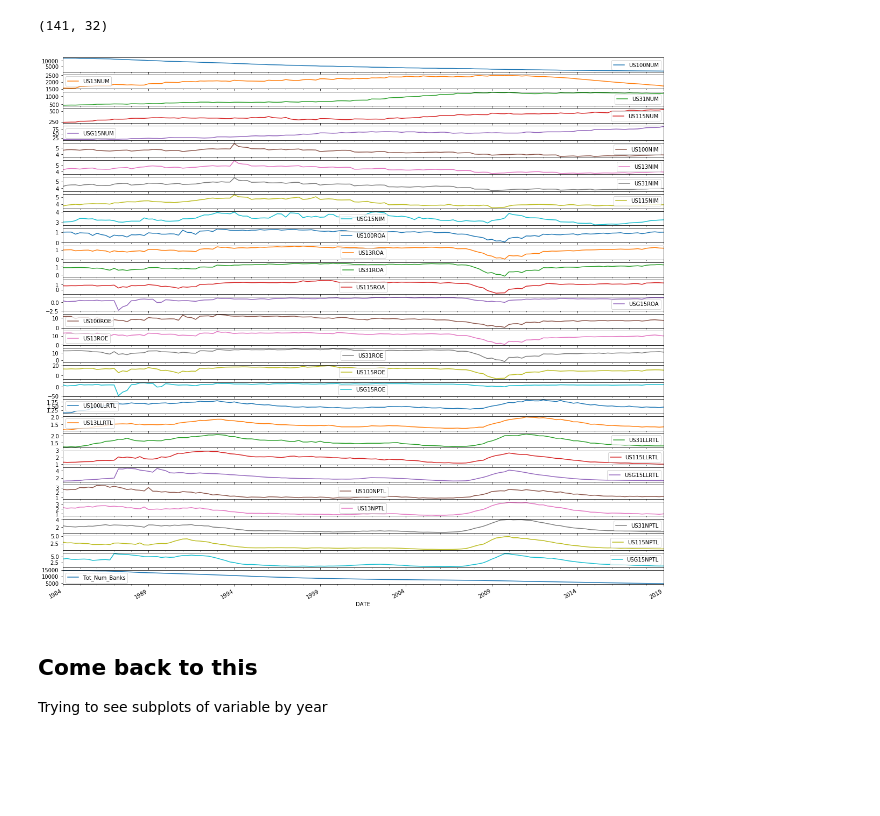
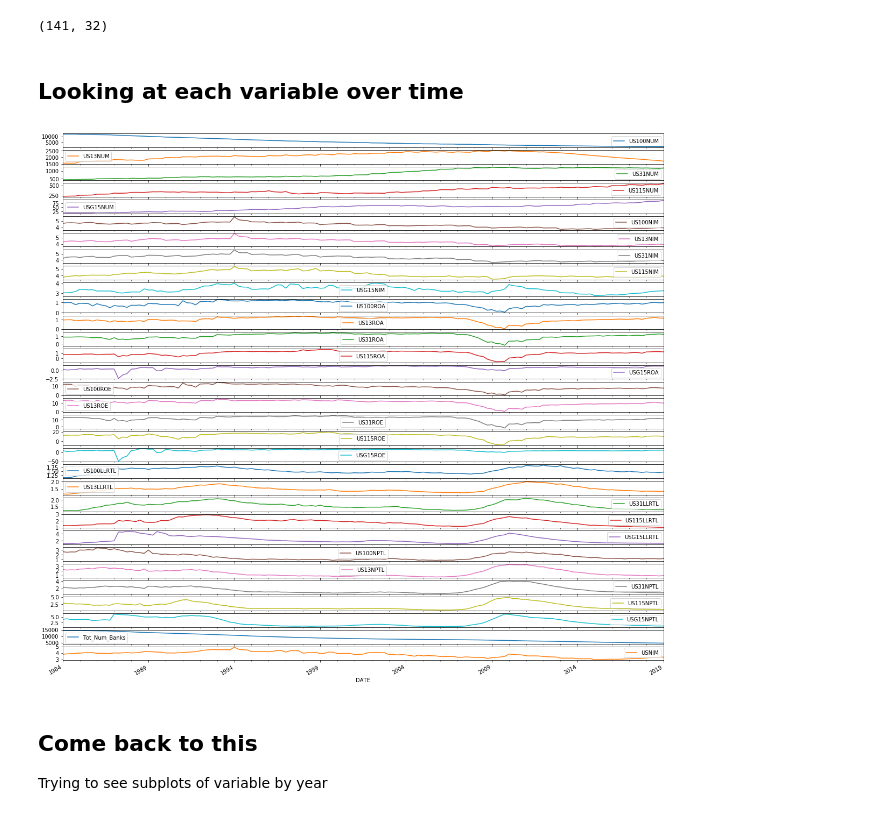
Before and after one commit to allaccountstaken/banks_number_decline, a Jupyter notebook: notebooks/NJ-bank_eda-TimeSeriesAnalysis.ipynb, the cells around one changed output. Saved outputs shown, nothing was run; the diff lists cells and outputs as text; code cells hidden in the pictures; blank space fills up the shorter version.

```diff
--- a/notebooks/NJ-bank_eda-TimeSeriesAnalysis.ipynb
+++ b/notebooks/NJ-bank_eda-TimeSeriesAnalysis.ipynb
@@ -26,3 +17,11 @@ df.head()
+# %%
+USNIM = pd.read_csv('../data/USNIM.csv')
+# %%
+USNIM.DATE = pd.to_datetime(USNIM.DATE, infer_datetime_format=True)
+# %%
+USNIM.set_index('DATE', inplace = True)
+# %%
+df2 = df.merge(USNIM, how = 'left', left_index = True, right_index = True)
 # %%
 # Adding column that has total number of banks for a given quarter.
 
@@ -36,11 +35,13 @@ df.DATE = pd.to_datetime(df.DATE, infer_datetime_format=True)
 # %%
 # Make Date the index
 df.set_index('DATE', inplace = True)
+# %% [markdown]
+## Looking at each variable over time
 # %%
-df.plot(figsize = (20,20), subplots=True, legend=True)
+df2.plot(figsize = (20,20), subplots=True, legend=True)
 plt.show()
 # %% [output]
-[figure, old version]
+[figure, new version]
 # %%
 # Use pandas grouper to group values using annual frequency
 year_groups = df.groupby(pd.Grouper(freq ='A'))
```
Also changed, not shown: parts of 17 cells of this notebook.
